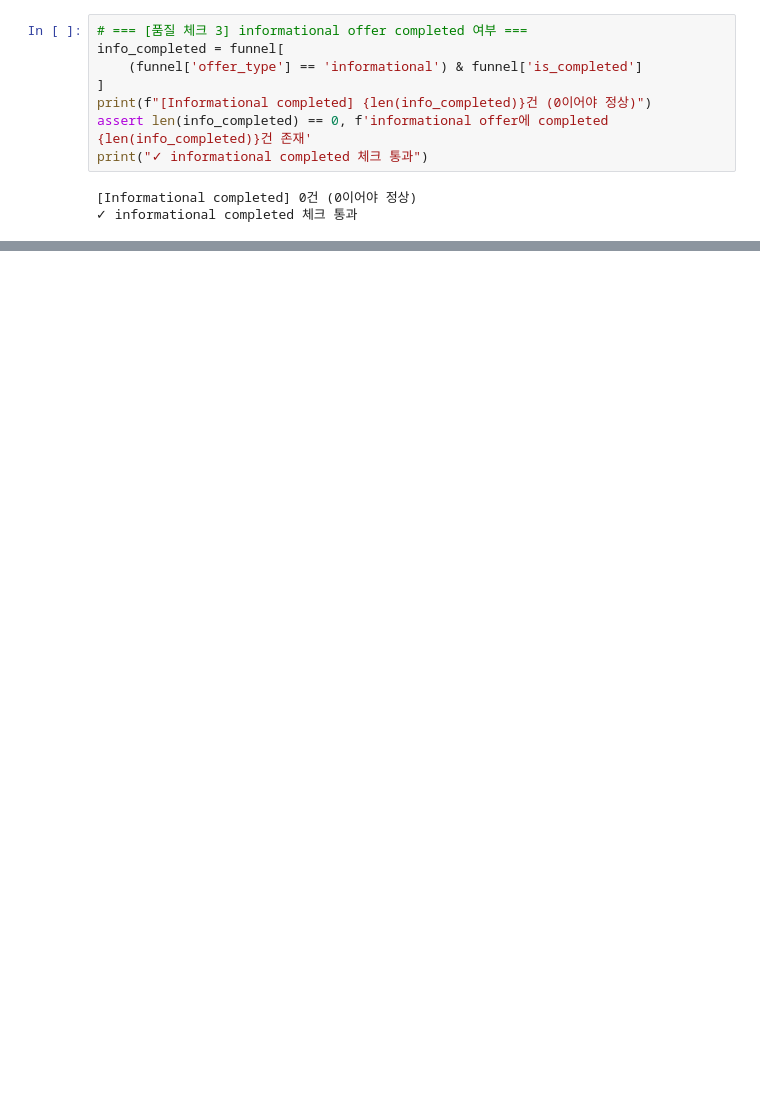
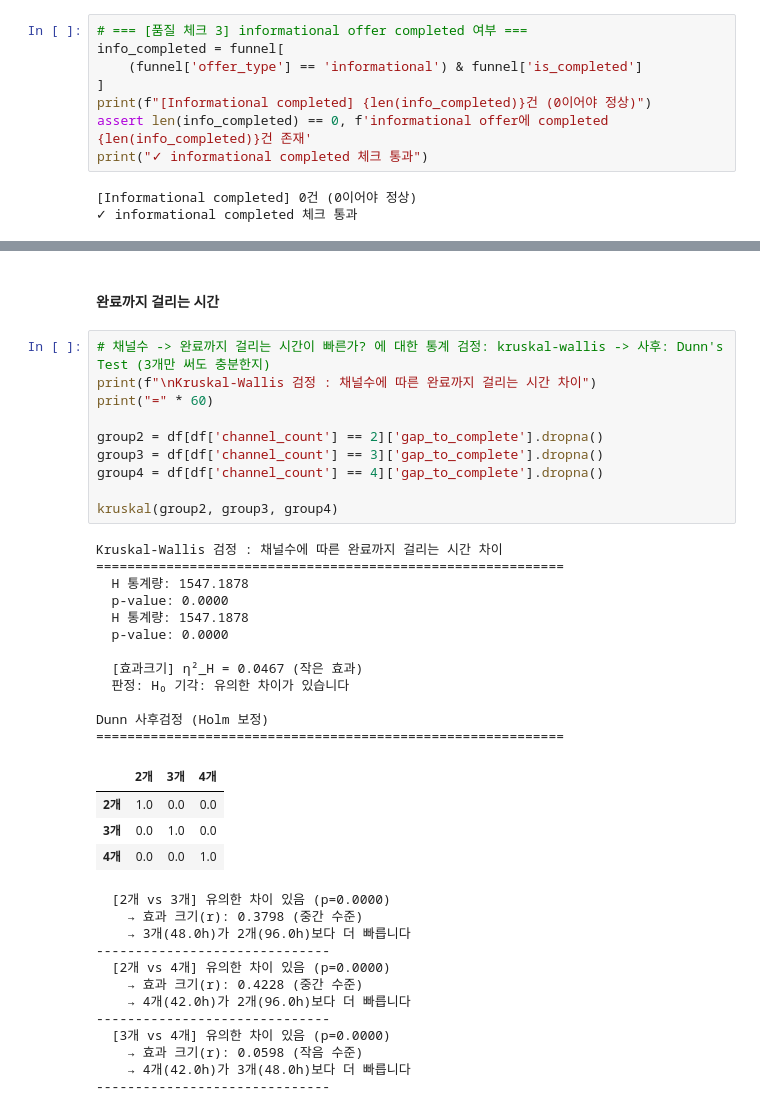
Before and after one commit to rladbstj56/practice_project, a Jupyter notebook: Myun_EDA/03_analysis_final.ipynb, the cells around one changed output, grey strips where cells are left out. Cells and saved outputs as stored; diff of their text form; blank space fills up the shorter version.

```diff
--- a/Myun_EDA/03_analysis_final.ipynb
+++ b/Myun_EDA/03_analysis_final.ipynb
@@ -520,0 +821,41 @@ example_df = (
+# %% [markdown]
+#### 완료까지 걸리는 시간
+# %%
+# 채널수 -> 완료까지 걸리는 시간이 빠른가? 에 대한 통계 검정: kruskal-wallis -> 사후: Dunn's Test (3개만 써도 충분한지)
+print(f"\nKruskal-Wallis 검정 : 채널수에 따른 완료까지 걸리는 시간 차이")
+print("=" * 60)
+
+group2 = df[df['channel_count'] == 2]['gap_to_complete'].dropna()
+group3 = df[df['channel_count'] == 3]['gap_to_complete'].dropna()
+group4 = df[df['channel_count'] == 4]['gap_to_complete'].dropna()
+
+kruskal(group2, group3, group4)
+# %% [output]
+Kruskal-Wallis 검정 : 채널수에 따른 완료까지 걸리는 시간 차이
+============================================================
+  H 통계량: 1547.1878
+  p-value: 0.0000
+  H 통계량: 1547.1878
+  p-value: 0.0000
+
+  [효과크기] η²_H = 0.0467 (작은 효과)
+  판정: H₀ 기각: 유의한 차이가 있습니다
+
+Dunn 사후검정 (Holm 보정)
+============================================================
+|  | 2개 | 3개 | 4개 |
+| 2개 | 1.0 | 0.0 | 0.0 |
+| 3개 | 0.0 | 1.0 | 0.0 |
+| 4개 | 0.0 | 0.0 | 1.0 |
+  [2개 vs 3개] 유의한 차이 있음 (p=0.0000)
+    → 효과 크기(r): 0.3798 (중간 수준)
+    → 3개(48.0h)가 2개(96.0h)보다 더 빠릅니다
+------------------------------
+  [2개 vs 4개] 유의한 차이 있음 (p=0.0000)
+    → 효과 크기(r): 0.4228 (중간 수준)
+    → 4개(42.0h)가 2개(96.0h)보다 더 빠릅니다
+------------------------------
+  [3개 vs 4개] 유의한 차이 있음 (p=0.0000)
+    → 효과 크기(r): 0.0598 (작음 수준)
+    → 4개(42.0h)가 3개(48.0h)보다 더 빠릅니다
+------------------------------
```
Also changed, not shown: parts of 35 cells of this notebook, 1 other file.
